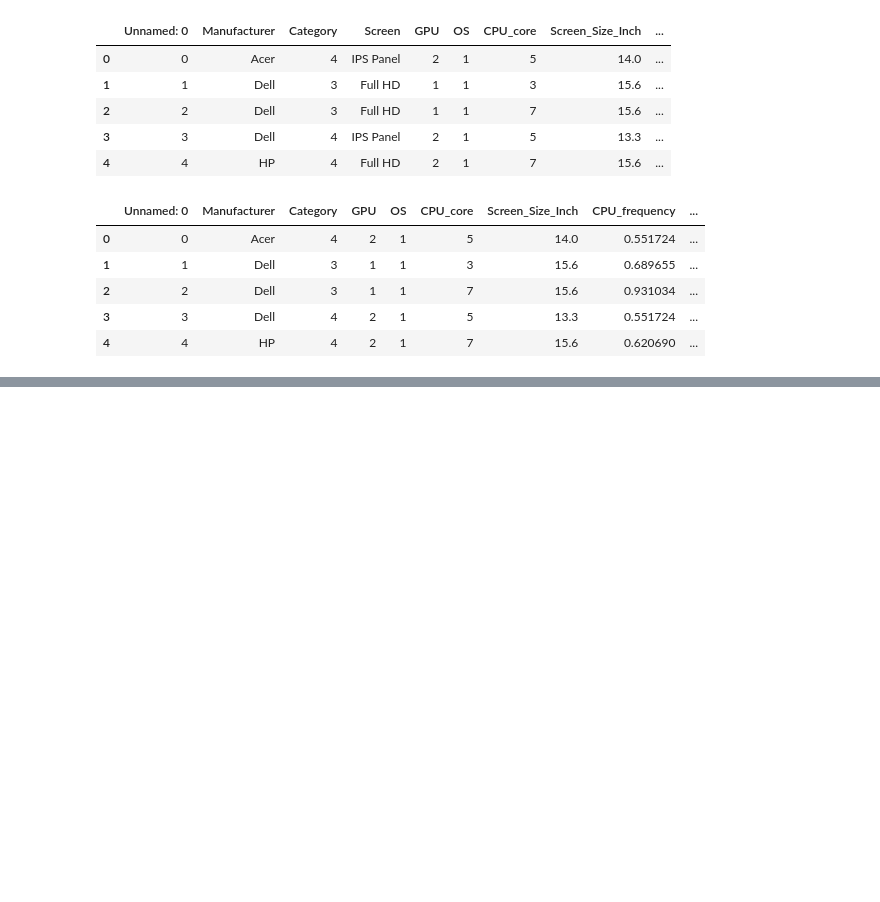
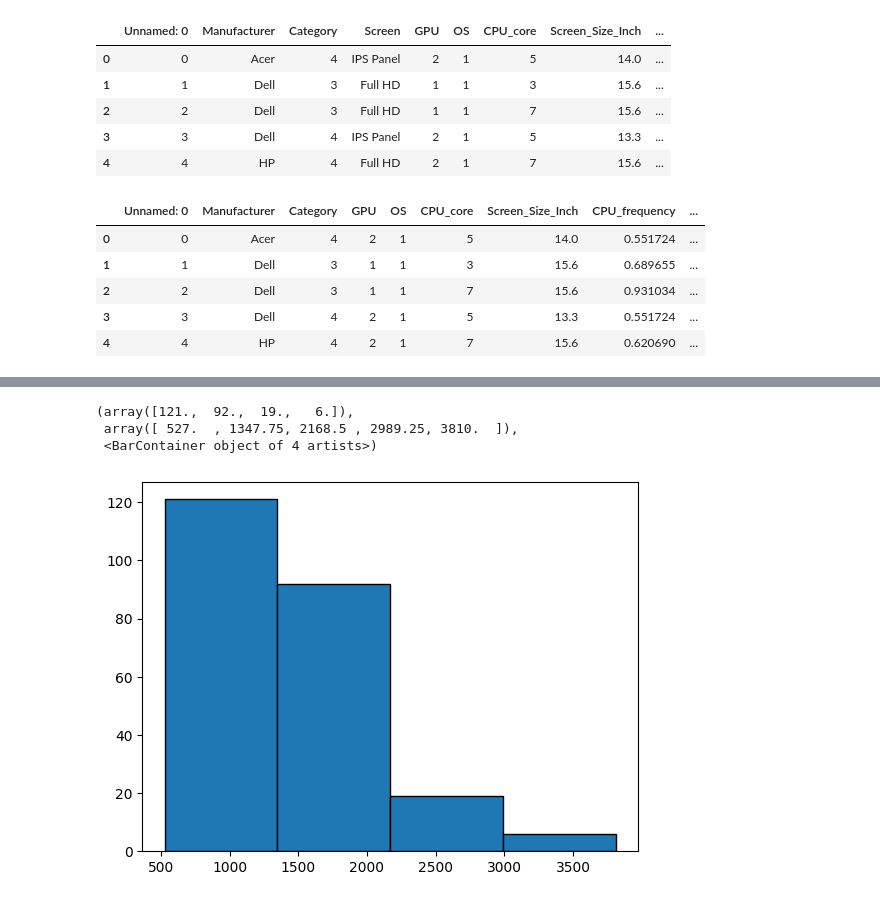
Before and after one commit to VishSeran/Data-Preprocessing-ML, a Jupyter notebook: LaptopPricing.ipynb, the cells around one changed output, grey strips where cells are left out. Drawn from its saved outputs; the diff is of its cells as text; code cells hidden in the pictures; blank space fills up the shorter version.

```diff
--- a/LaptopPricing.ipynb
+++ b/LaptopPricing.ipynb
@@ -357,0 +378,7 @@ df.head()
+# %%
+plt.pyplot.hist(df['Price'], bins=4, edgecolor = 'Black')
+# %% [output]
+(array([121.,  92.,  19.,   6.]),
+ array([ 527.  , 1347.75, 2168.5 , 2989.25, 3810.  ]),
+ <BarContainer object of 4 artists>)
+[figure, added]
```
Also changed, not shown: parts of 10 cells of this notebook.
